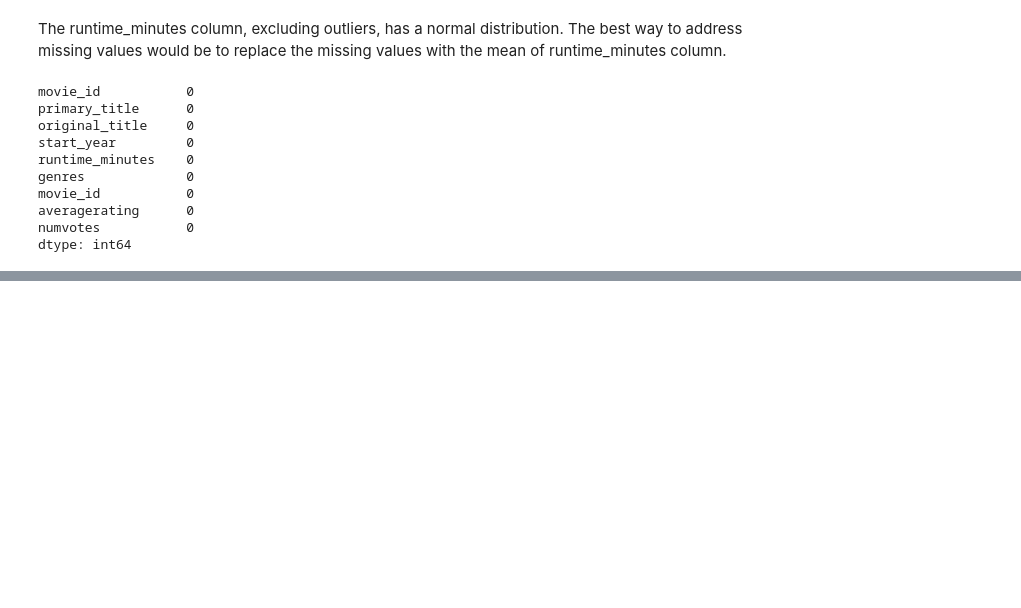
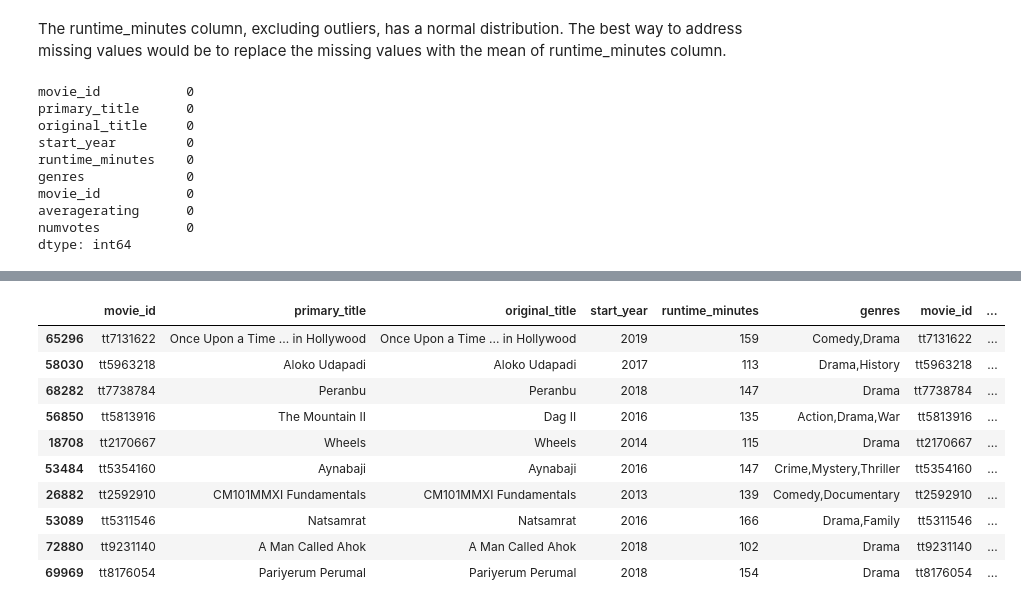
Before and after one commit to joakimTI/MOVIE-STUDIO-DATA-ANALYSIS, a Jupyter notebook: student.ipynb, the cells around one changed output, grey strips where cells are left out. Cells and saved outputs as stored; diff of their text form; code cells hidden in the pictures; blank space fills up the shorter version.

```diff
--- a/student.ipynb
+++ b/student.ipynb
@@ -362,0 +364,15 @@ Name: numvotes, dtype: float64
+# %%
+filtered_movie_df = movies_df[movies_df['numvotes'] > movies_df['numvotes'].mean()]
+filtered_movie_df.sort_values(by=['averagerating'], ascending=False).head(10)
+# %% [output]
+|  | movie_id | primary_title | original_title | start_year | runtime_minutes | genres | movie_id | ... |
+| 65296 | tt7131622 | Once Upon a Time ... in Hollywood | Once Upon a Time ... in Hollywood | 2019 | 159 | Comedy,Drama | tt7131622 | ... |
+| 58030 | tt5963218 | Aloko Udapadi | Aloko Udapadi | 2017 | 113 | Drama,History | tt5963218 | ... |
+| 68282 | tt7738784 | Peranbu | Peranbu | 2018 | 147 | Drama | tt7738784 | ... |
+| 56850 | tt5813916 | The Mountain II | Dag II | 2016 | 135 | Action,Drama,War | tt5813916 | ... |
+| 18708 | tt2170667 | Wheels | Wheels | 2014 | 115 | Drama | tt2170667 | ... |
+| 53484 | tt5354160 | Aynabaji | Aynabaji | 2016 | 147 | Crime,Mystery,Thriller | tt5354160 | ... |
+| 26882 | tt2592910 | CM101MMXI Fundamentals | CM101MMXI Fundamentals | 2013 | 139 | Comedy,Documentary | tt2592910 | ... |
+| 53089 | tt5311546 | Natsamrat | Natsamrat | 2016 | 166 | Drama,Family | tt5311546 | ... |
+| 72880 | tt9231140 | A Man Called Ahok | A Man Called Ahok | 2018 | 102 | Drama | tt9231140 | ... |
+| 69969 | tt8176054 | Pariyerum Perumal | Pariyerum Perumal | 2018 | 154 | Drama | tt8176054 | ... |
```
Also changed, not shown: parts of 6 cells of this notebook.
